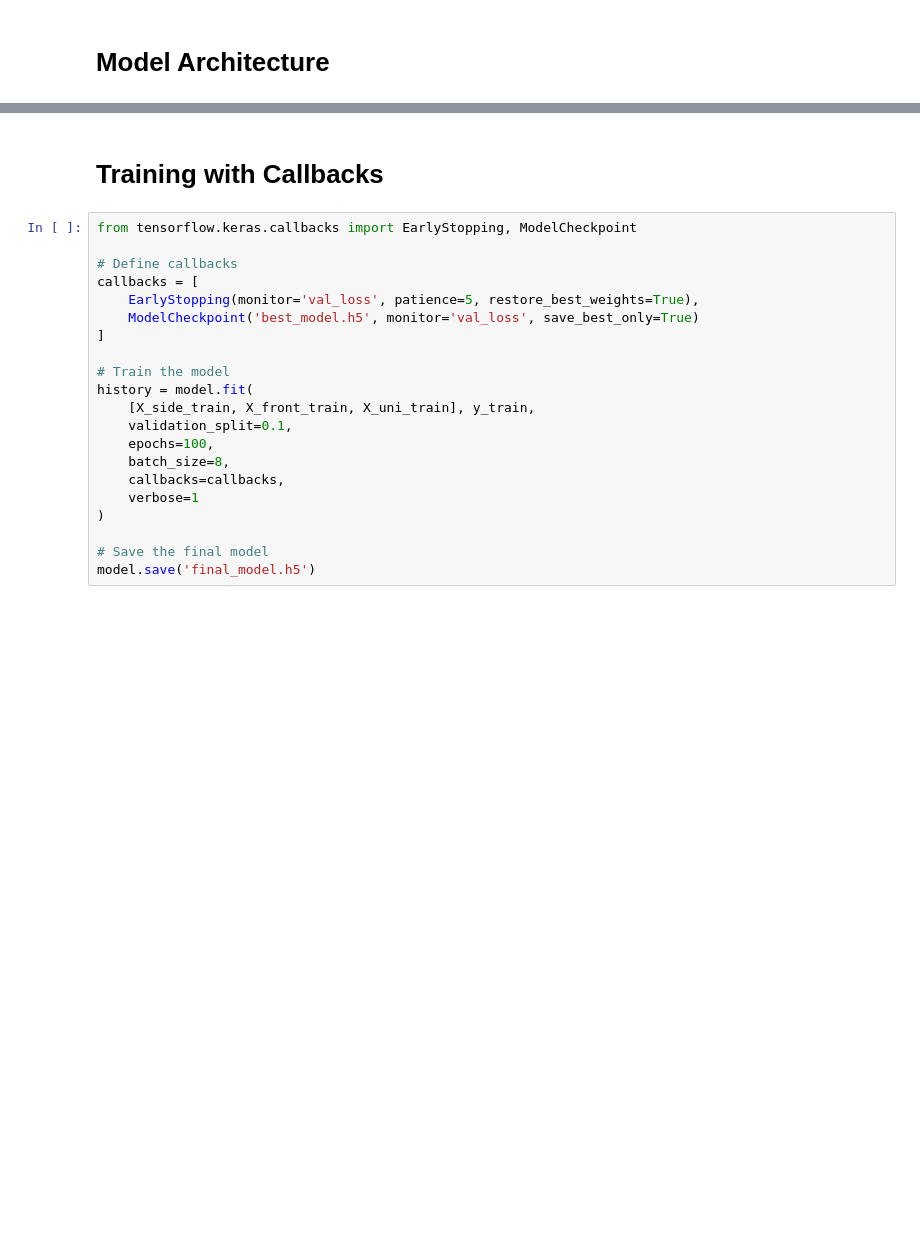
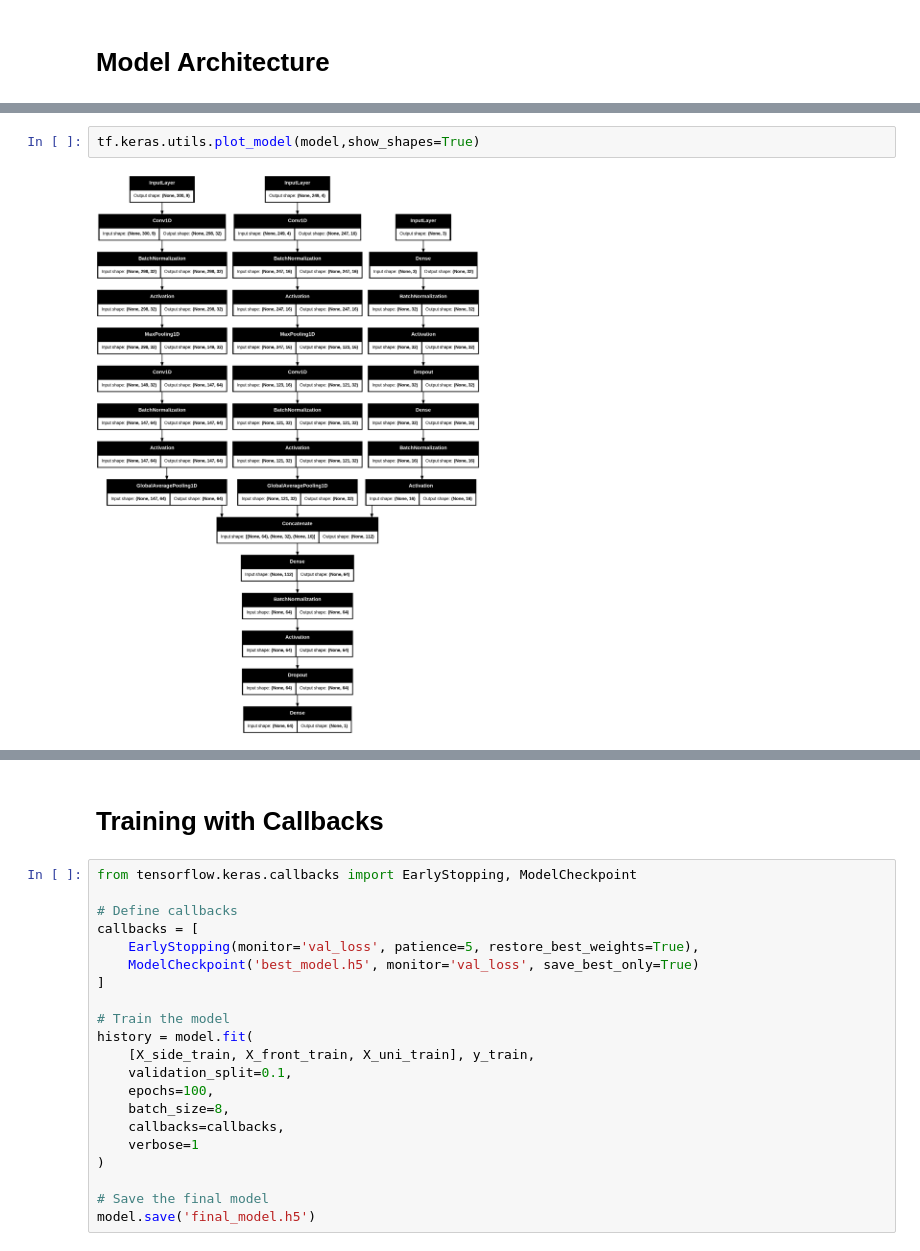
Before and after one commit to Prashanna-Raj-Pandit/NN-Time-series, a Jupyter notebook: gait_classification.ipynb, the cells around one changed output, grey strips where cells are left out. Saved outputs shown, nothing was run; the diff lists cells and outputs as text; blank space fills up the shorter version.

```diff
--- a/gait_classification.ipynb
+++ b/gait_classification.ipynb
@@ -143,6 +265,10 @@ Model: "functional_3"
  Total params: 17,857 (69.75 KB)
  Trainable params: 17,345 (67.75 KB)
  Non-trainable params: 512 (2.00 KB)
+# %%
+tf.keras.utils.plot_model(model,show_shapes=True)
+# %% [output]
+[figure, added]
 # %%
 print("Side NaNs:", np.isnan(X_side_train).sum())
 print("Front NaNs:", np.isnan(X_front_train).sum())
```
Also changed, not shown: parts of 17 cells of this notebook.
